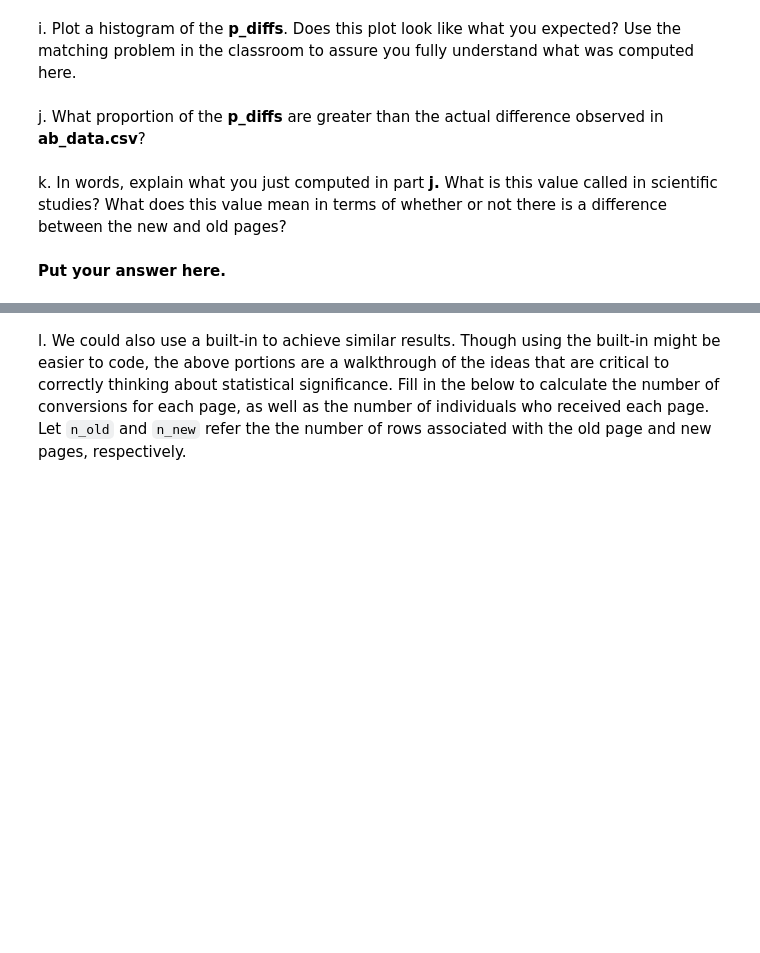
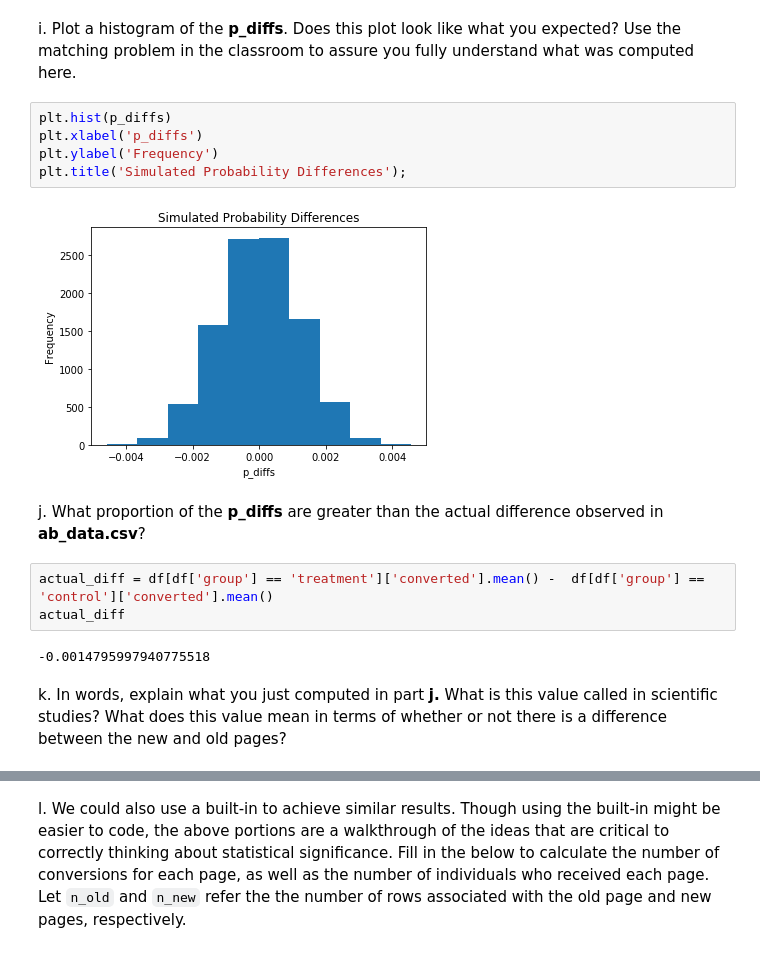
Before and after one commit to 55thSwiss/Udacity_DAND, a Jupyter notebook: Part 4/Analyze_ab_test_results_notebook.ipynb, the cells around one changed output, grey strips where cells are left out. Cells and saved outputs as stored; diff of their text form; blank space fills up the shorter version.

```diff
--- a/Part 4/Analyze_ab_test_results_notebook.ipynb
+++ b/Part 4/Analyze_ab_test_results_notebook.ipynb
@@ -285,9 +285,19 @@ for _ in range(10000):
     p_diffs.append(diff)
 # %% [markdown]
 i. Plot a histogram of the **p_diffs**.  Does this plot look like what you expected?  Use the matching problem in the classroom to assure you fully understand what was computed here.
+# %%
+plt.hist(p_diffs)
+plt.xlabel('p_diffs')
+plt.ylabel('Frequency')
+plt.title('Simulated Probability Differences');
+# %% [output]
+[figure, added]
 # %% [markdown]
 j. What proportion of the **p_diffs** are greater than the actual difference observed in **ab_data.csv**?
+# %%
+actual_diff = df[df['group'] == 'treatment']['converted'].mean() -  df[df['group'] == 'control']['converted'].mean()
+actual_diff
+# %% [output]
+-0.0014795997940775518
 # %% [markdown]
 k. In words, explain what you just computed in part **j.**  What is this value called in scientific studies?  What does this value mean in terms of whether or not there is a difference between the new and old pages?
-# %% [markdown]
-**Put your answer here.**
```
Also changed, not shown: parts of 25 cells of this notebook, 1 other file.
